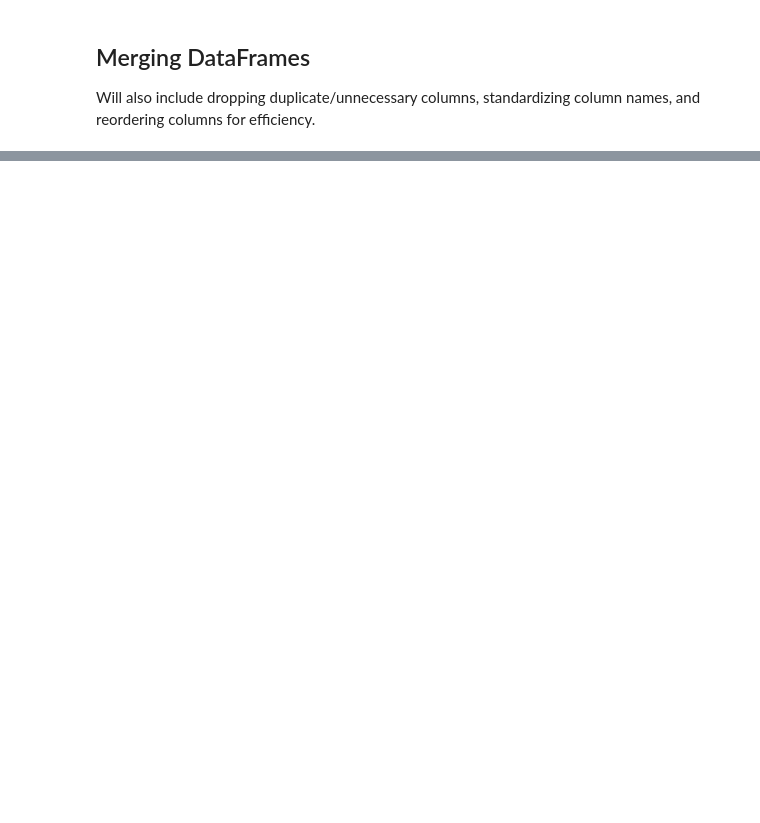
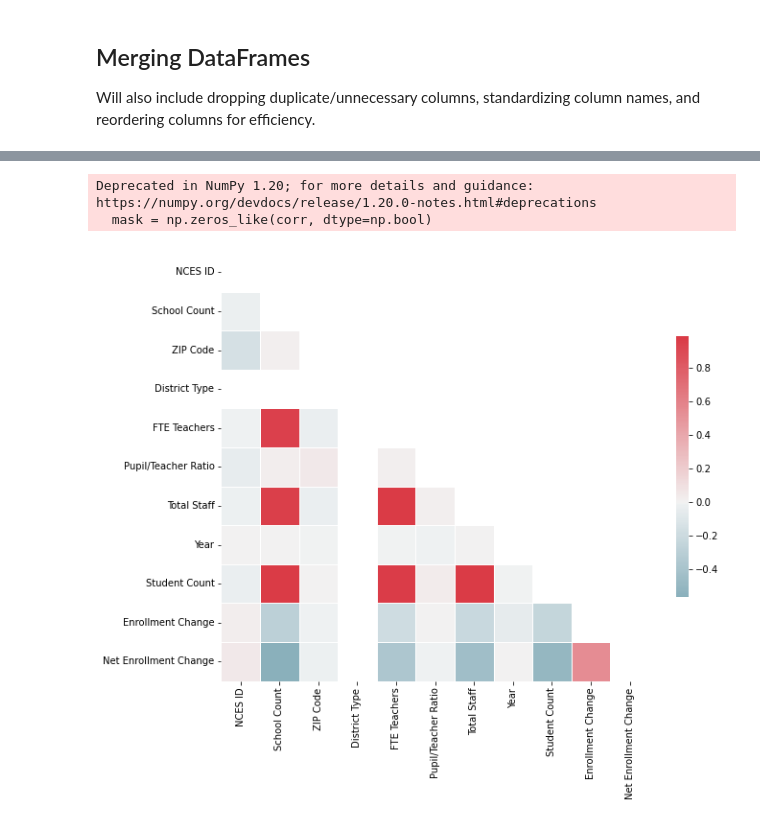
Before and after one commit to caitbrown12/NSS_Capstone, a Jupyter notebook: notebook/NCES_Enrollment_Data_2.ipynb, the cells around one changed output, grey strips where cells are left out. Saved outputs shown, nothing was run; the diff lists cells and outputs as text; code cells hidden in the pictures; blank space fills up the shorter version.

```diff
--- a/notebook/NCES_Enrollment_Data_2.ipynb
+++ b/notebook/NCES_Enrollment_Data_2.ipynb
@@ -203,0 +131,3 @@ netfunding.head(2)
+# %%
+data = data.drop(['Unnamed: 0'], axis=1)
+data.head(1)
@@ -203,0 +216,3 @@ netfunding.head(2)
+# %%
+data = data[cols]
+data.head(2)
@@ -203,0 +223,3 @@ netfunding.head(2)
+# %%
+data['NCES ID'] = data['NCES ID'].astype(str).str.replace('.0', '', regex=False)
+data.head(2)
@@ -203,0 +230,3 @@ netfunding.head(2)
+# %%
+data['Year'] = data['Year'].astype(str).str.replace('.0', '', regex=False)
+data.head(2)
@@ -203,0 +237,16 @@ netfunding.head(2)
+# %%
+#looking for areas of strong correlation to dig into with deeper analysis
+fig, ax = plt.subplots(figsize=(10, 10))
+
+corr = data.corr()
+cmap = sns.diverging_palette(220, 10, as_cmap=True)
+
+mask = np.zeros_like(corr, dtype=np.bool)
+mask[np.triu_indices_from(mask)] = True
+
+sns.heatmap(corr, cmap=cmap, mask = mask, center=0,
+           square=True, linewidths=.5, cbar_kws={"shrink": .5});
+# %% [output]
+Deprecated in NumPy 1.20; for more details and guidance: https://numpy.org/devdocs/release/1.20.0-notes.html#deprecations
+  mask = np.zeros_like(corr, dtype=np.bool)
+[figure, added]
```
Also changed, not shown: parts of 51 cells of this notebook.
